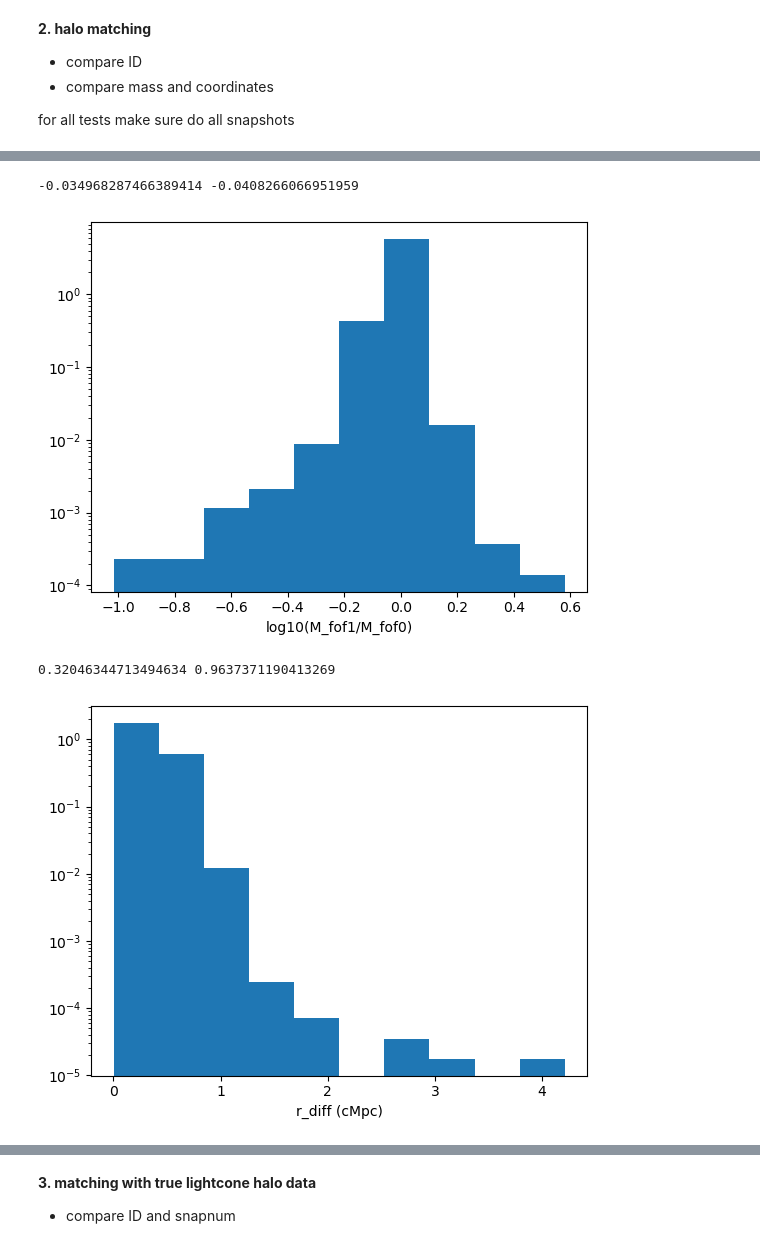
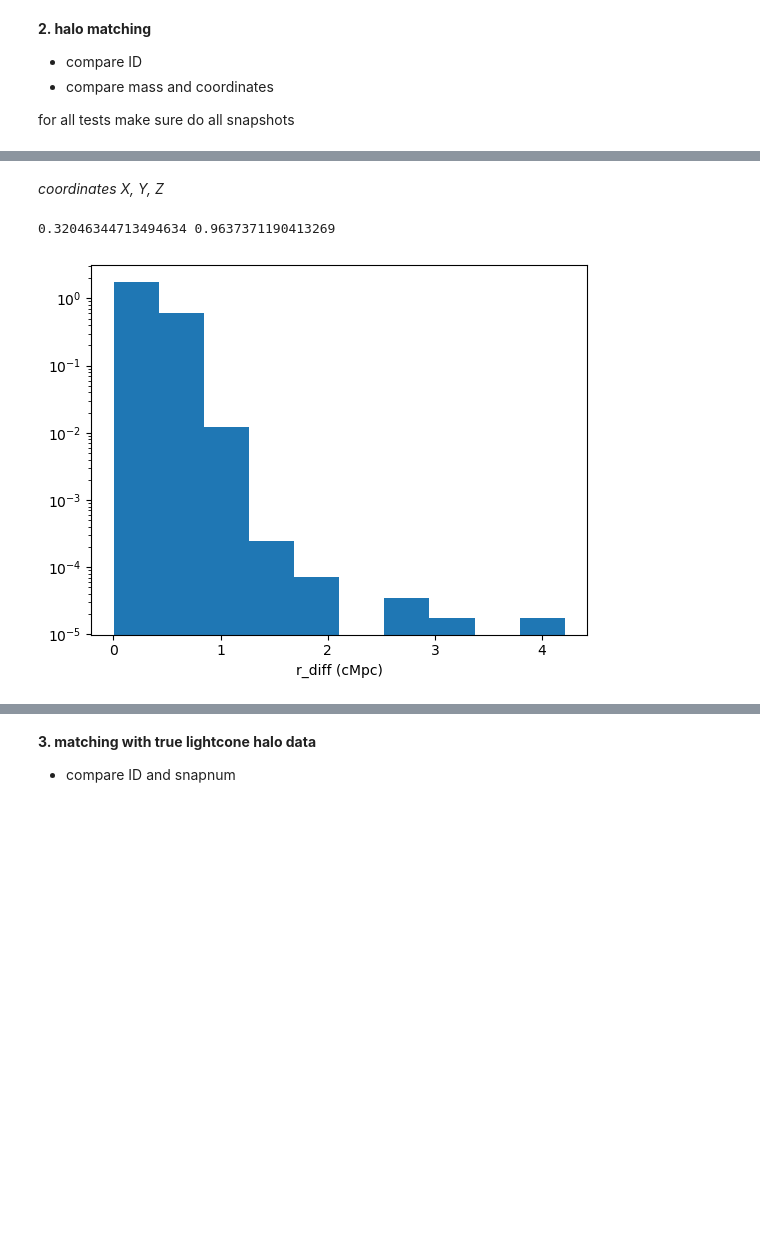
Before and after one commit to YujieH3/anisotropy-flamingo, a Jupyter notebook: notebooks/43debug_a_halo_crossing.ipynb, the cells around one changed output, grey strips where cells are left out. Drawn from its saved outputs; the diff is of its cells as text; code cells hidden in the pictures; blank space fills up the shorter version.

```diff
--- a/notebooks/43debug_a_halo_crossing.ipynb
+++ b/notebooks/43debug_a_halo_crossing.ipynb
@@ -16,7 +16,7 @@ def h5ls(f):
         for key in f.keys():
             h5ls(f[key])
 
-with h5py.File('./halo_crossing.hdf5', 'r') as f:
+with h5py.File('../data/halo_crossing.hdf5', 'r') as f:
     h5ls(f)
 # %% [output]
 <KeysViewHDF5 ['lightcone0000']>
@@ -45,46 +89,30 @@ for all tests make sure do all snapshots
+# %% [markdown]
+*coordinates X, Y, Z*
 # %%
 import numpy as np
-qty0 = np.array([])
-qty1 = np.array([])
-
 x0 = np.array([])
 y0 = np.array([])
 z0 = np.array([])
 x1 = np.array([])
 y1 = np.array([])
 z1 = np.array([])
 
-with h5py.File('./halo_crossing.hdf5', 'r') as f:
+with h5py.File('../data/halo_crossing.hdf5', 'r') as f:
     for snapnum in [77, 76, 75, 74, 73, 72]:
-        massfof0 = f[f'lightcone0000/spacelike/Snapshot{snapnum:04d}/M_fof'][:]
-        massfof1 = f[f'lightcone0000/lightlike/Snapshot{snapnum - 1:04d}/M_fof'][:]
-        qty0 = np.concatenate((qty0, massfof0))
-        qty1 = np.concatenate((qty1, massfof1))
-
-        x0 = np.concatenate((x0, f[f'lightcone0000/spacelike/Snapshot{snapnum:04d}/Xcminpot_lc'][:]))
-        y0 = np.concatenate((y0, f[f'lightcone0000/spacelike/Snapshot{snapnum:04d}/Ycminpot_lc'][:]))
-        z0 = np.concatenate((z0, f[f'lightcone0000/spacelike/Snapshot{snapnum:04d}/Zcminpot_lc'][:]))
-        x1 = np.concatenate((x1, f[f'lightcone0000/lightlike/Snapshot{snapnum - 1:04d}/Xcminpot_lc'][:]))
-        y1 = np.concatenate((y1, f[f'lightcone0000/lightlike/Snapshot{snapnum - 1:04d}/Ycminpot_lc'][:]))
-        z1 = np.concatenate((z1, f[f'lightcone0000/lightlike/Snapshot{snapnum - 1:04d}/Zcminpot_lc'][:]))
+        x0 = np.concatenate((x0, f[f'lightcone0000/spacelike/Snapshot{snapnum:04d}/Xcminpot'][:]))
+        y0 = np.concatenate((y0, f[f'lightcone0000/spacelike/Snapshot{snapnum:04d}/Ycminpot'][:]))
+        z0 = np.concatenate((z0, f[f'lightcone0000/spacelike/Snapshot{snapnum:04d}/Zcminpot'][:]))
+        x1 = np.concatenate((x1, f[f'lightcone0000/lightlike/Snapshot{snapnum - 1:04d}/Xcminpot'][:]))
+        y1 = np.concatenate((y1, f[f'lightcone0000/lightlike/Snapshot{snapnum - 1:04d}/Ycminpot'][:]))
+        z1 = np.concatenate((z1, f[f'lightcone0000/lightlike/Snapshot{snapnum - 1:04d}/Zcminpot'][:]))
 
 
 import matplotlib.pyplot as plt
-qty_diff = qty1 - qty0
-print(np.median(qty_diff/qty0), np.mean(qty_diff/qty0))
-plt.hist(np.log10(qty1/qty0), log=True, density=True)
-# plt.hist(np.log10(qty0), log=True, histtype='step', density=True)
-# plt.hist(np.log10(qty1), log=True, histtype='step', density=True)
-plt.xlabel('log10(M_fof1/M_fof0)')
-plt.show()
-
 r_diff = np.sqrt((x1 - x0)**2 + (y1 - y0)**2 + (z1 - z0)**2)
 print(np.median(r_diff), np.mean(r_diff))
 plt.hist(r_diff[r_diff < 500], log=True, density=True)
 plt.xlabel('r_diff (cMpc)')
 plt.show()
 # %% [output]
--0.034968287466389414 -0.0408266066951959
+0.32046344713494634 0.9637371190413269
-[figure, old version]
+[figure, new version]
-0.32046344713494634 0.9637371190413269
-[figure, removed]
```
Also changed, not shown: parts of 6 cells of this notebook, 4 other files.
